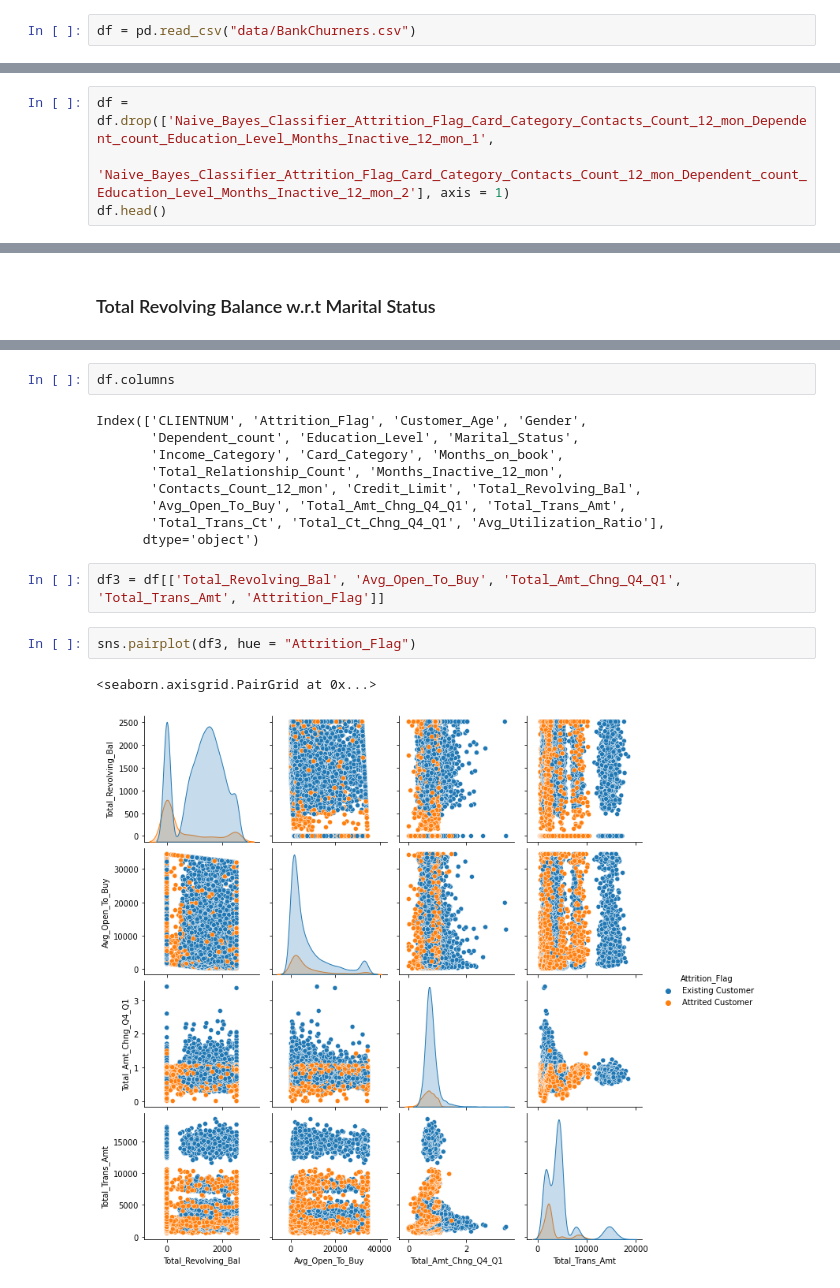
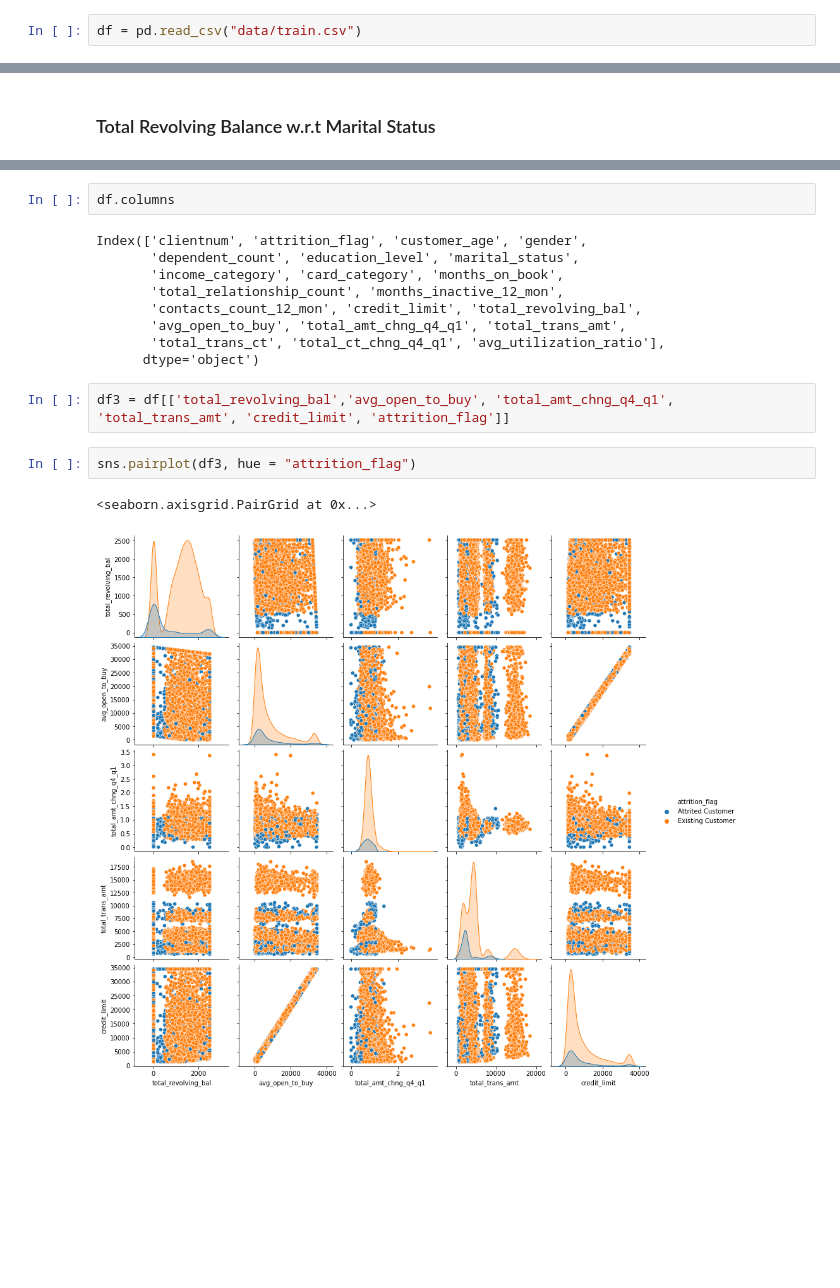
Before and after one commit to MUbarak123-56/bank-churners, a Jupyter notebook: 11-data-visualization.ipynb, the cells around one changed output, grey strips where cells are left out. Saved outputs shown, nothing was run; the diff lists cells and outputs as text; blank space fills up the shorter version.

```diff
--- a/11-data-visualization.ipynb
+++ b/11-data-visualization.ipynb
@@ -4,7 +4,7 @@ import pandas as pd
 %matplotlib inline
 import matplotlib.pyplot as plt
 # %%
-df = pd.read_csv("data/BankChurners.csv")
+df = pd.read_csv("data/train.csv")
 # %%
 df.columns
 # %% [output]
@@ -20,5 +18 @@ Index(['CLIENTNUM', 'Attrition_Flag', 'Customer_Age', 'Gender',
       dtype='object')
-# %%
-df = df.drop(['Naive_Bayes_Classifier_Attrition_Flag_Card_Category_Contacts_Count_12_mon_Dependent_count_Education_Level_Months_Inactive_12_mon_1',
-       'Naive_Bayes_Classifier_Attrition_Flag_Card_Category_Contacts_Count_12_mon_Dependent_count_Education_Level_Months_Inactive_12_mon_2'], axis = 1)
-df.head()
@@ -143,18 +127,18 @@ memory usage: 1.5+ MB
 # %%
 df.columns
 # %% [output]
-Index(['CLIENTNUM', 'Attrition_Flag', 'Customer_Age', 'Gender',
-       'Dependent_count', 'Education_Level', 'Marital_Status',
-       'Income_Category', 'Card_Category', 'Months_on_book',
-       'Total_Relationship_Count', 'Months_Inactive_12_mon',
-       'Contacts_Count_12_mon', 'Credit_Limit', 'Total_Revolving_Bal',
-       'Avg_Open_To_Buy', 'Total_Amt_Chng_Q4_Q1', 'Total_Trans_Amt',
-       'Total_Trans_Ct', 'Total_Ct_Chng_Q4_Q1', 'Avg_Utilization_Ratio'],
+Index(['clientnum', 'attrition_flag', 'customer_age', 'gender',
+       'dependent_count', 'education_level', 'marital_status',
+       'income_category', 'card_category', 'months_on_book',
+       'total_relationship_count', 'months_inactive_12_mon',
+       'contacts_count_12_mon', 'credit_limit', 'total_revolving_bal',
+       'avg_open_to_buy', 'total_amt_chng_q4_q1', 'total_trans_amt',
+       'total_trans_ct', 'total_ct_chng_q4_q1', 'avg_utilization_ratio'],
       dtype='object')
-# %%
-df3 = df[['Total_Revolving_Bal', 'Avg_Open_To_Buy', 'Total_Amt_Chng_Q4_Q1', 'Total_Trans_Amt', 'Attrition_Flag']]
+# %%
+df3 = df[['total_revolving_bal','avg_open_to_buy', 'total_amt_chng_q4_q1', 'total_trans_amt', 'credit_limit', 'attrition_flag']]
 # %%
-sns.pairplot(df3, hue = "Attrition_Flag")
+sns.pairplot(df3, hue = "attrition_flag")
 # %% [output]
 <seaborn.axisgrid.PairGrid at 0x...>
-[figure, old version]
+[figure, new version]
```
Also changed, not shown: parts of 12 cells of this notebook, 10 other files.
